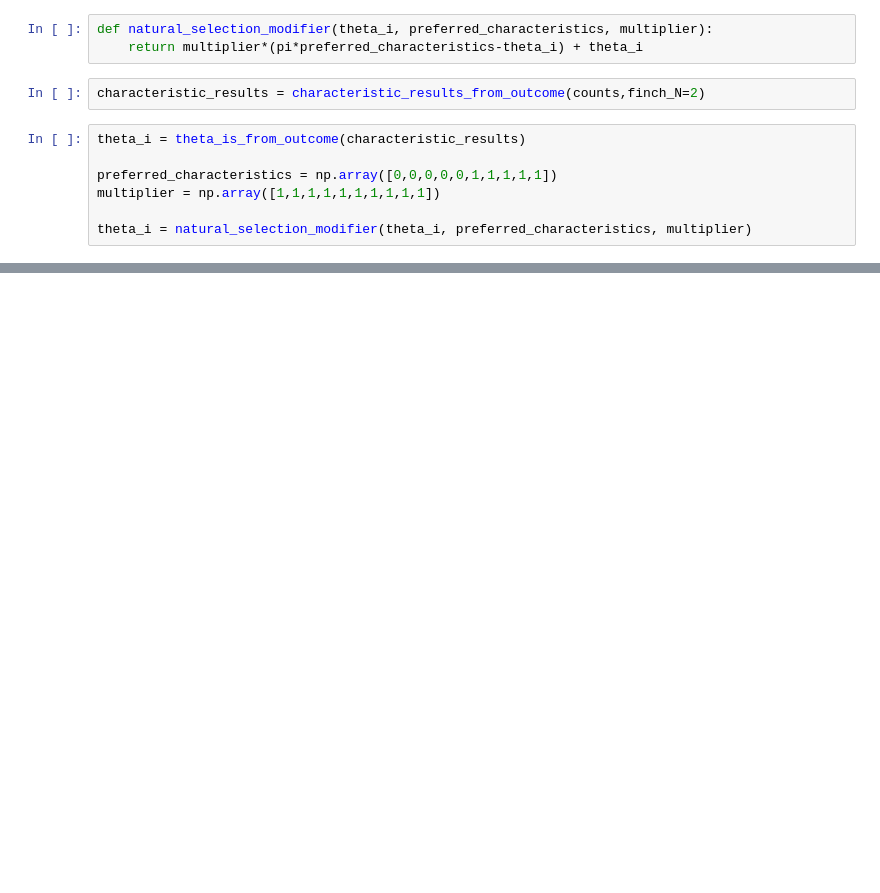
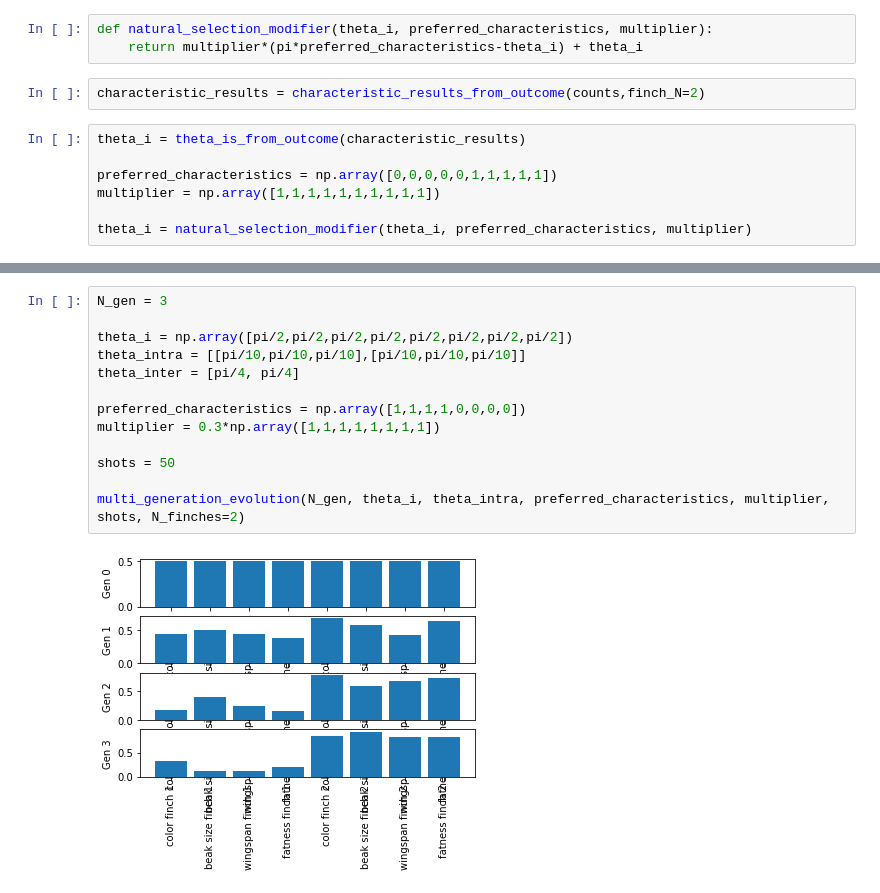
Before and after one commit to iQuHACK/2023_IonQ, a Jupyter notebook: pieter_qcircuit_builder.ipynb, the cells around one changed output, grey strips where cells are left out. Cells and saved outputs as stored; diff of their text form; blank space fills up the shorter version.

```diff
--- a/pieter_qcircuit_builder.ipynb
+++ b/pieter_qcircuit_builder.ipynb
@@ -186,0 +216,15 @@ plt.xticks(rotation=90)
+# %%
+N_gen = 3
+
+theta_i = np.array([pi/2,pi/2,pi/2,pi/2,pi/2,pi/2,pi/2,pi/2])
+theta_intra = [[pi/10,pi/10,pi/10],[pi/10,pi/10,pi/10]]
+theta_inter = [pi/4, pi/4]
+
+preferred_characteristics = np.array([1,1,1,1,0,0,0,0])
+multiplier = 0.3*np.array([1,1,1,1,1,1,1,1])
+
+shots = 50
+
+multi_generation_evolution(N_gen, theta_i, theta_intra, preferred_characteristics, multiplier, shots, N_finches=2)
+# %% [output]
+[figure, added]
```
Also changed, not shown: parts of 12 cells of this notebook.
